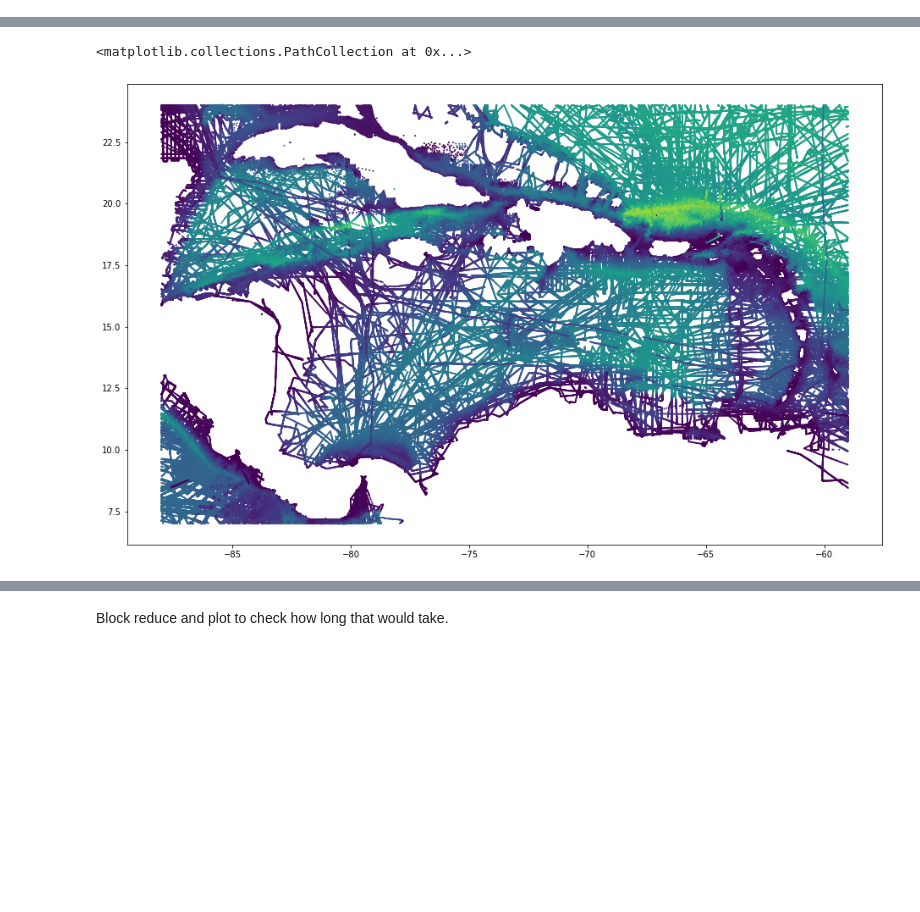
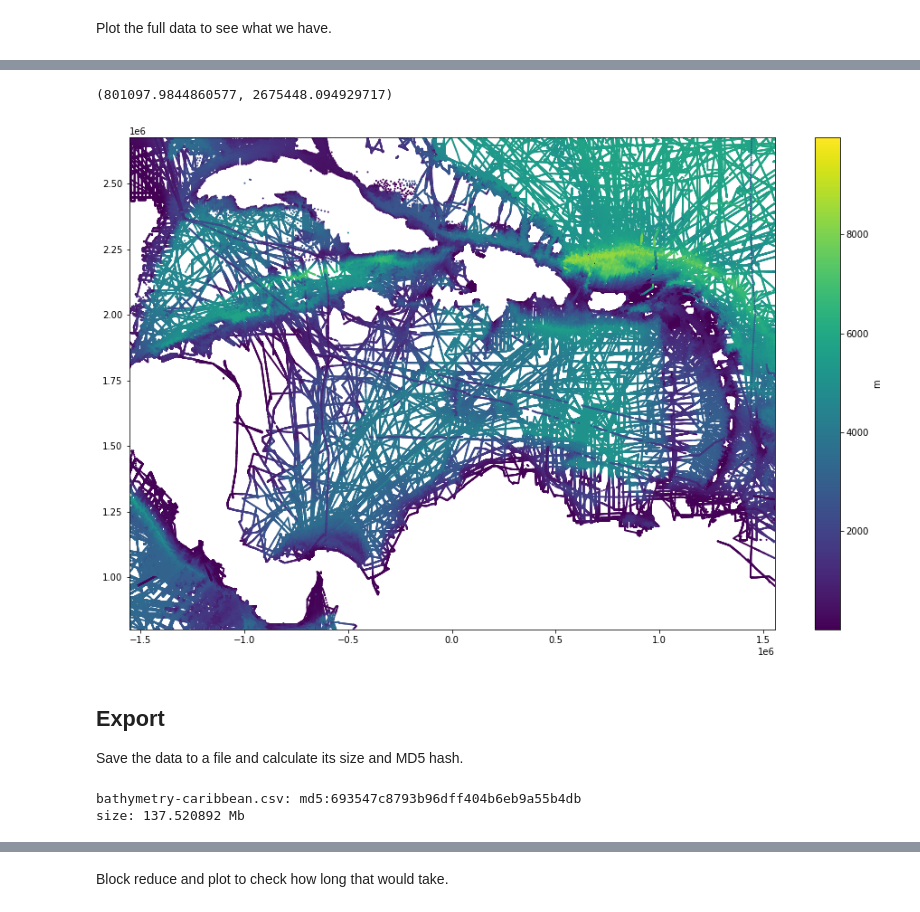
Before and after one commit to fatiando/data, a Jupyter notebook: bathymetry-caribbean/prepare.ipynb, the cells around one changed output, grey strips where cells are left out. Cells and saved outputs as stored; diff of their text form; code cells hidden in the pictures; blank space fills up the shorter version.

```diff
--- a/bathymetry-caribbean/prepare.ipynb
+++ b/bathymetry-caribbean/prepare.ipynb
@@ -8,3 +22,7 @@ import pooch
 # %%
-data_full = pd.read_csv("MGD77_921744.m77t.xz", sep="\t", usecols=[0, 4, 5, 9]).dropna().reset_index(drop=True)
-data_full
+data_full = pd.read_csv(
+    "MGD77_921744.m77t.xz",
+    sep="\t",
+    usecols=[0, 4, 5, 9],
+    dtype=dict(SURVEY_ID="str", LON="float64", LAT="float64", CORR_DEPTH="float64"),
+).dropna().reset_index(drop=True)
@@ -24,0 +31,3 @@ data_full
+# %%
+data_full = data_full.rename(columns=dict(SURVEY_ID="survey_id", LAT="latitude", LON="longitude", CORR_DEPTH="depth_m"))
+data_full
@@ -27,4 +50,5 @@ Slice the data a bit
 # %%
-data = data_full[vd.inside((data_full.LON, data_full.LAT), (-88, -59, 7, 24))]
-data.shape
+region_latlon = (-88, -59, 7, 24)
+data = data_full[vd.inside((data_full.longitude, data_full.latitude), region=region_latlon)].reset_index(drop=True)
+data
 # %% [output]
@@ -31,0 +70,6 @@ data.shape
+# %%
+proj_string = f"+proj=cea +ellips=WGS84 +lat_ts={np.mean(region_latlon[2:]):.1f} +lon_0={np.mean(region_latlon[:2]):.1f}"
+projection = pyproj.Proj(proj_string)
+data["easting_m"], data["northing_m"] = projection(data.longitude.values, data.latitude.values)
+region = vd.get_region((data.easting_m, data.northing_m))
+data
@@ -32,5 +90,10 @@ data.shape
+# %% [markdown]
+Plot the full data to see what we have.
 # %%
 %%time
 plt.figure(figsize=(16, 10))
-plt.scatter(data.LON, data.LAT, c=data.CORR_DEPTH, s=1)
+plt.scatter(data.easting_m, data.northing_m, c=data.depth_m, s=1)
+plt.colorbar(label="m")
+plt.xlim(*region[:2])
+plt.ylim(*region[2:])
 # %% [output]
@@ -39,2 +102,16 @@ Wall time: 94.2 ms
-<matplotlib.collections.PathCollection at 0x...>
+(801097.9844860577, 2675448.094929717)
-[figure, old version]
+[figure, new version]
+# %% [markdown]
+## Export
+
+Save the data to a file and calculate its size and MD5 hash.
+# %%
+fname = "bathymetry-caribbean.csv"
+with open(fname, "w") as output:
+    output.write("# meh\n")
+    data.to_csv(output, index=False)
+print(f"{fname}: md5:{pooch.file_hash(fname, alg='md5')}")
+print(f"size: {os.path.getsize(fname) / 1e6} Mb")
+# %% [output]
+bathymetry-caribbean.csv: md5:693547c8793b96dff404b6eb9a55b4db
+size: 137.520892 Mb
```
Also changed, not shown: parts of 16 cells of this notebook.
